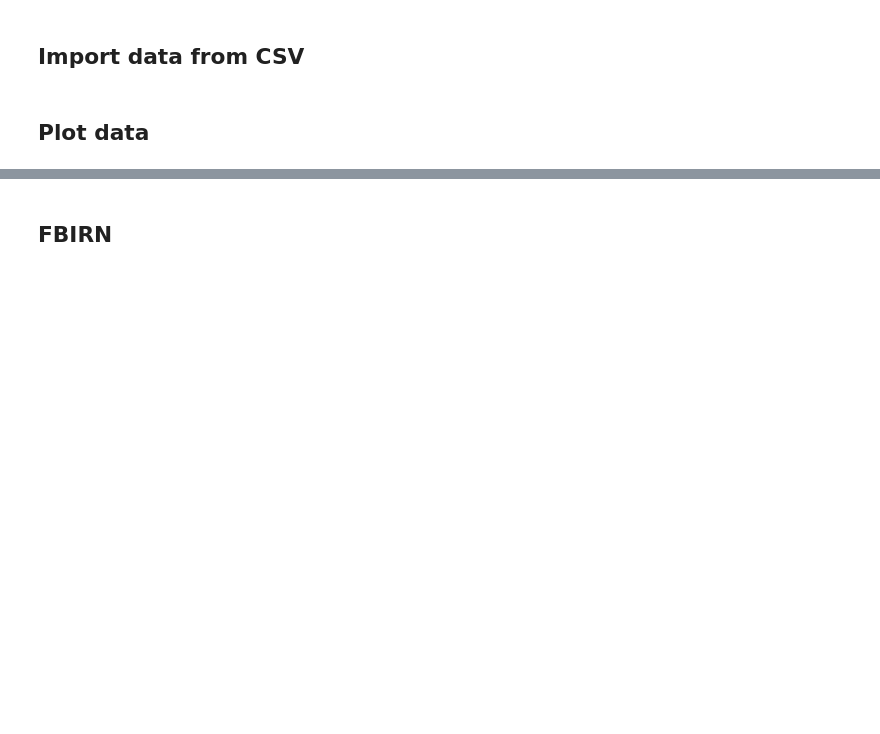
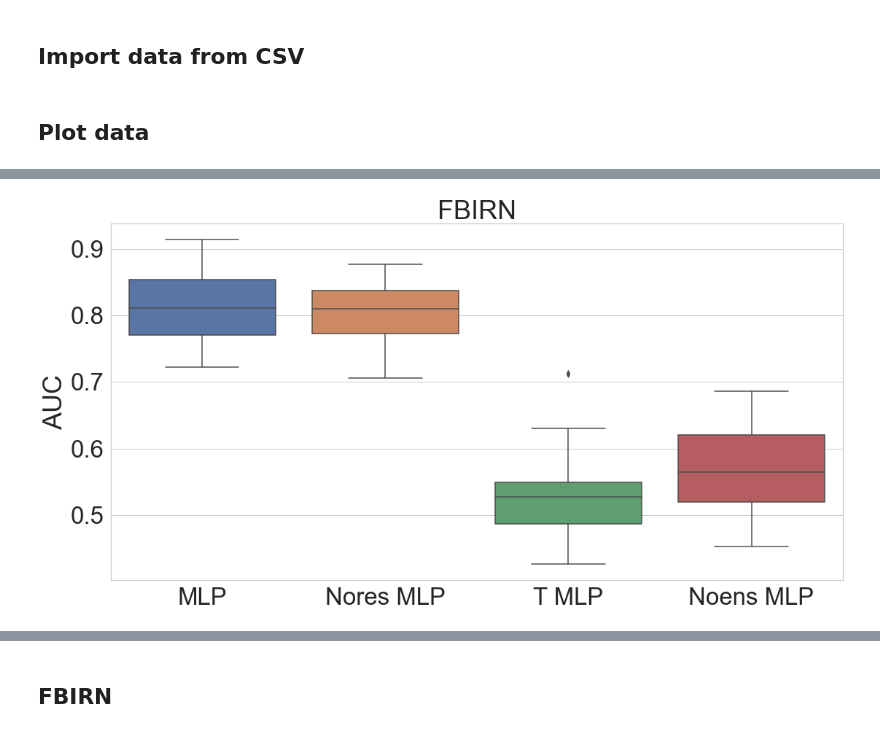
Before and after one commit to paavalipopov/mlp_project, a Jupyter notebook: examples/box_plots.ipynb, the cells around one changed output, grey strips where cells are left out. Cells and saved outputs as stored; diff of their text form; code cells hidden in the pictures; blank space fills up the shorter version.

```diff
--- a/examples/box_plots.ipynb
+++ b/examples/box_plots.ipynb
@@ -79,0 +130,22 @@ plot.set_xticklabels(["AUC", "Accuracy"])
+# %%
+# MLP
+
+mlp_fbirn_AUC, mlp_fbirn_accuracy = load_metrics_from_wandb("experiment-mlp-fbirn")
+
+# No Residual block MLP
+
+nores_mlp_fbirn_AUC, nores_mlp_fbirn_accuracy = load_metrics_from_wandb("experiment-nores_mlp-fbirn")
+
+# Transposed MLP
+
+trans_mlp_fbirn_AUC, trans_mlp_fbirn_accuracy = load_metrics_from_wandb("experiment-trans_mlp-fbirn")
+
+# no ensemble MLP
+
+noens_mlp_fbirn_AUC, noens_mlp_fbirn_accuracy = load_metrics_from_wandb("experiment-noens_mlp-fbirn")
+# %%
+auc_data = [mlp_fbirn_AUC, nores_mlp_fbirn_AUC, trans_mlp_fbirn_AUC, noens_mlp_fbirn_AUC]
+data_names = ["MLP", "Nores MLP", "T MLP", "Noens MLP"]
+plot_box_plots(auc_data, data_names, "FBIRN", "AUC")
+# %% [output]
+[figure, added]
```
Also changed, not shown: parts of 39 cells of this notebook.
